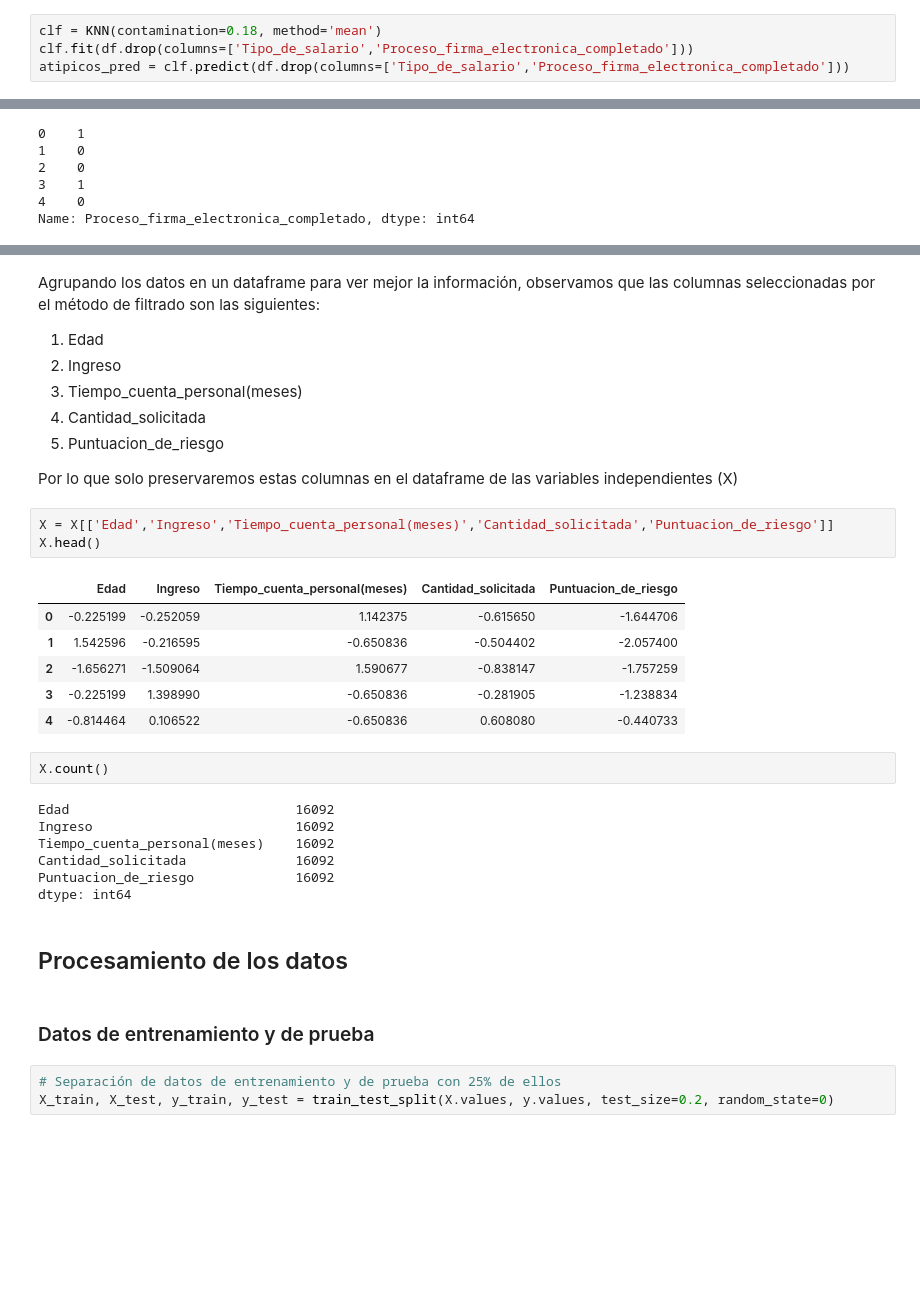
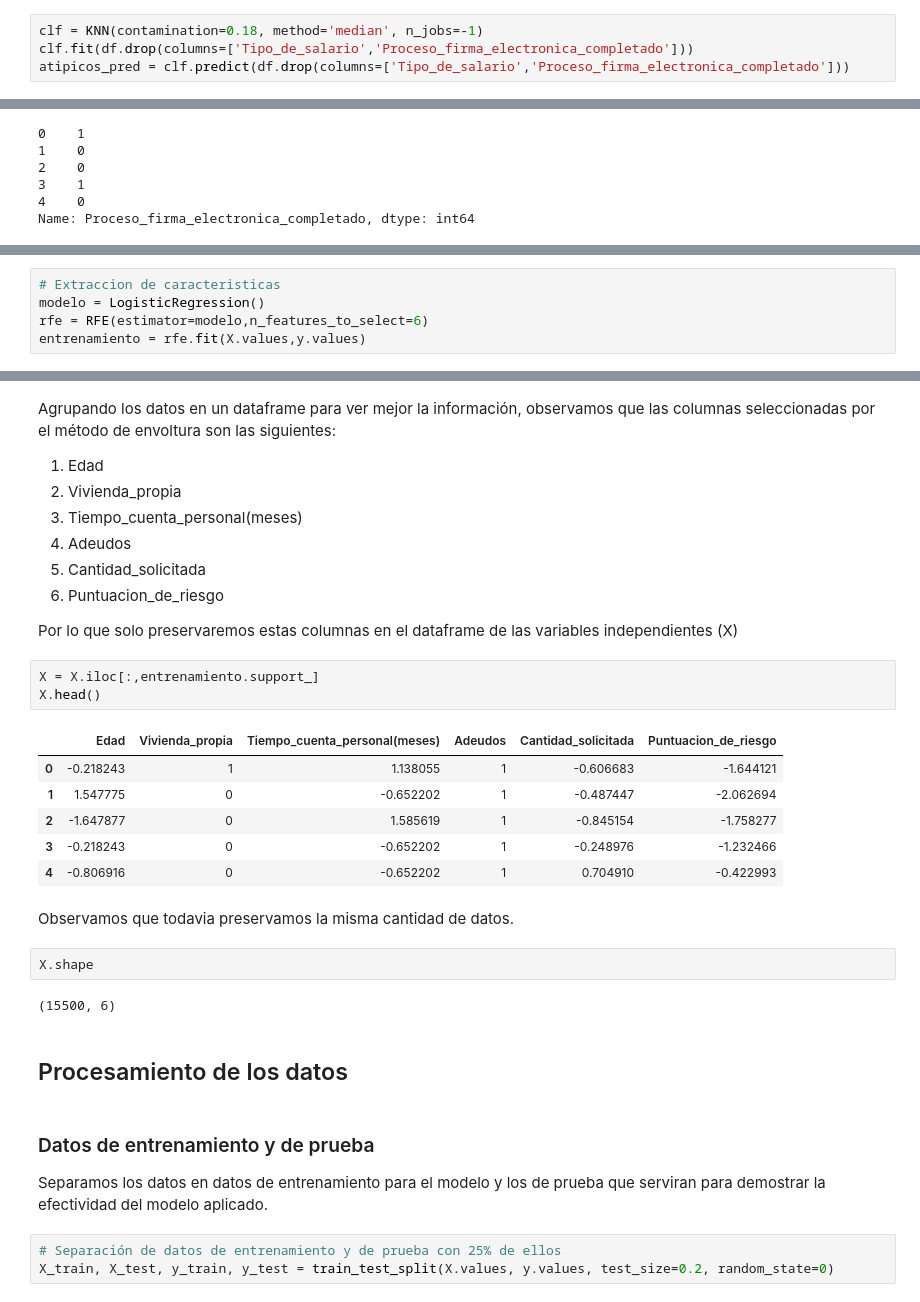
Before and after one commit to ismaelacosta/Proyecto_AID, a Jupyter notebook: examen.ipynb, the cells around one changed output, grey strips where cells are left out. Cells and saved outputs as stored; diff of their text form; blank space fills up the shorter version.

```diff
--- a/examen.ipynb
+++ b/examen.ipynb
@@ -1093,7 +1090,7 @@ Es por ello que utilizaremos el modelo kNN para evaluar los datos atipicos.
 
 Para su uso, utiliza un puntaje para identificar los valores atipicos, en este caso, la clase acepta tres tipos de métodos, nosotros utilizaremos el método de mediana para evaluar el puntaje con los vecinos, también consideraremos que tenemos una contaminación especifica, es decir, la proporción de valores atípicos en el conjunto de datos. Este algoritmo maneja que el dataset completo puede tener como máximo un **50%** como datos con valores atipicos. En nuestro caso, colocamos de forma arbitraria una contaminación del **18%**.
 # %%
-clf = KNN(contamination=0.18, method='mean')
+clf = KNN(contamination=0.18, method='median', n_jobs=-1)
 clf.fit(df.drop(columns=['Tipo_de_salario','Proceso_firma_electronica_completado']))
 atipicos_pred = clf.predict(df.drop(columns=['Tipo_de_salario','Proceso_firma_electronica_completado']))
 # %% [markdown]
@@ -1427,0 +1606,5 @@ df.head()
+# %%
+# Extraccion de caracteristicas
+modelo = LogisticRegression()
+rfe = RFE(estimator=modelo,n_features_to_select=6)
+entrenamiento = rfe.fit(X.values,y.values)
@@ -1428,36 +1636,36 @@ df.head()
 # %% [markdown]
-Agrupando los datos en un dataframe para ver mejor la información, observamos que las columnas seleccionadas por el método de filtrado son las siguientes:
+Agrupando los datos en un dataframe para ver mejor la información, observamos que las columnas seleccionadas por el método de envoltura son las siguientes:
 
 1. Edad
-2. Ingreso
+2. Vivienda_propia
 3. Tiempo_cuenta_personal(meses)
-4. Cantidad_solicitada
-5. Puntuacion_de_riesgo
+4. Adeudos
+5. Cantidad_solicitada
+6. Puntuacion_de_riesgo
 
 Por lo que solo preservaremos estas columnas en el dataframe de las variables independientes (X)
 # %%
-X = X[['Edad','Ingreso','Tiempo_cuenta_personal(meses)','Cantidad_solicitada','Puntuacion_de_riesgo']]
+X = X.iloc[:,entrenamiento.support_]
 X.head()
 # %% [output]
-|  | Edad | Ingreso | Tiempo_cuenta_personal(meses) | Cantidad_solicitada | Puntuacion_de_riesgo |
-| 0 | -0.225199 | -0.252059 | 1.142375 | -0.615650 | -1.644706 |
-| 1 | 1.542596 | -0.216595 | -0.650836 | -0.504402 | -2.057400 |
-| 2 | -1.656271 | -1.509064 | 1.590677 | -0.838147 | -1.757259 |
-| 3 | -0.225199 | 1.398990 | -0.650836 | -0.281905 | -1.238834 |
-| 4 | -0.814464 | 0.106522 | -0.650836 | 0.608080 | -0.440733 |
+|  | Edad | Vivienda_propia | Tiempo_cuenta_personal(meses) | Adeudos | Cantidad_solicitada | Puntuacion_de_riesgo |
+| 0 | -0.218243 | 1 | 1.138055 | 1 | -0.606683 | -1.644121 |
+| 1 | 1.547775 | 0 | -0.652202 | 1 | -0.487447 | -2.062694 |
+| 2 | -1.647877 | 0 | 1.585619 | 1 | -0.845154 | -1.758277 |
+| 3 | -0.218243 | 0 | -0.652202 | 1 | -0.248976 | -1.232466 |
+| 4 | -0.806916 | 0 | -0.652202 | 1 | 0.704910 | -0.422993 |
+# %% [markdown]
+Observamos que todavia preservamos la misma cantidad de datos.
 # %%
-X.count()
+X.shape
 # %% [output]
-Edad                             16092
-Ingreso                          16092
-Tiempo_cuenta_personal(meses)    16092
-Cantidad_solicitada              16092
-Puntuacion_de_riesgo             16092
-dtype: int64
+(15500, 6)
 # %% [markdown]
 ## Procesamiento de los datos
-# %% [markdown]
-### Datos de entrenamiento y de prueba
+# %% [markdown]
+### Datos de entrenamiento y de prueba
+
+Separamos los datos en datos de entrenamiento para el modelo y los de prueba que serviran para demostrar la efectividad del modelo aplicado.
 # %%
 # Separación de datos de entrenamiento y de prueba con 25% de ellos
 X_train, X_test, y_train, y_test = train_test_split(X.values, y.values, test_size=0.2, random_state=0)
```
Also changed, not shown: parts of 117 cells of this notebook.
